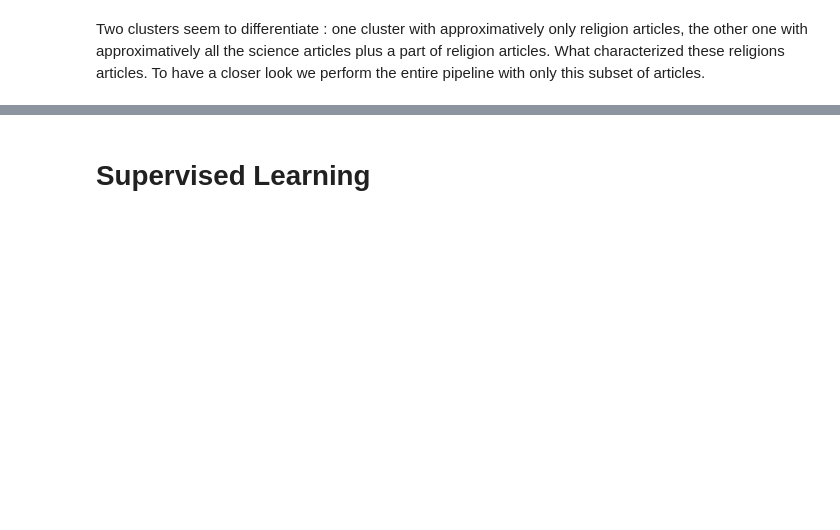
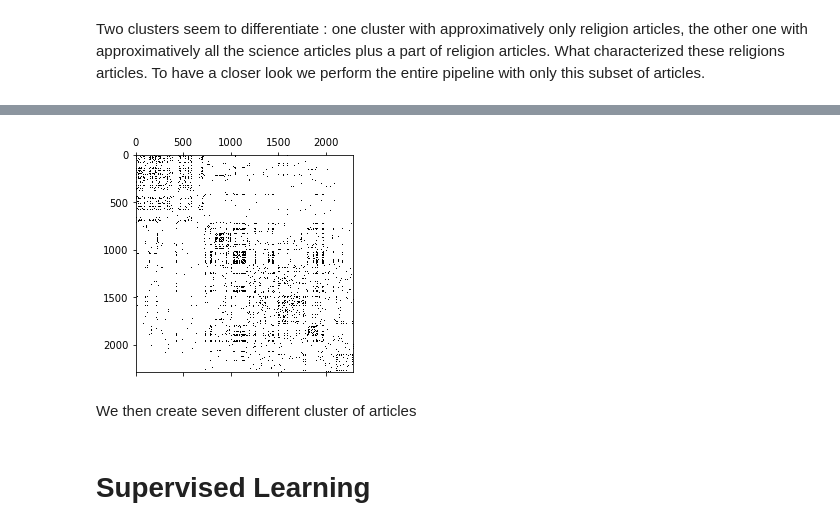
Before and after one commit to aaag97/ntds-projects, a Jupyter notebook: Project/wikipedia.ipynb, the cells around one changed output, grey strips where cells are left out. Saved outputs shown, nothing was run; the diff lists cells and outputs as text; code cells hidden in the pictures; blank space fills up the shorter version.

```diff
--- a/Project/wikipedia.ipynb
+++ b/Project/wikipedia.ipynb
@@ -722,13 +888,14 @@ new_clusters_df
 # %%
 df = words_df_reduced.merge(pd.concat([removed_df, new_removed]), on = ["article","label","words_string"], how = "left", indicator=True)
 df = df[df["_merge"]=='left_only'].drop(columns = ["words_y", "_merge"])
 df.columns = ["article", "words", "label", "words_string"]
 words = pd.concat([important_words_df, new_important_words_df]).index
 final_features = nlpu.TF_IDF(df, 100, True, words.values)
 features_a = np.array(final_features)
-distances = cosine_distances(features_a)
-distances = matrixu.cosine_distances(features_a)
+distances = matrixu.cosine_distances(matrixu, features_a)
 final_adjacency = matrixu.article_sim_th(0.50,distances, weight=True)
 plt.spy(final_adjacency)
 plt.show()
+# %% [output]
+[figure, added]
 # %%
@@ -760,3 +927,5 @@ labels = pd.concat([df0, df1, df2, df3, df4, df5, df6, df7]).drop_duplicates(sub
+# %% [markdown]
+We then create seven different cluster of articles
 # %% [markdown]
 # Supervised Learning
 # %%
```
Also changed, not shown: parts of 57 cells of this notebook.
